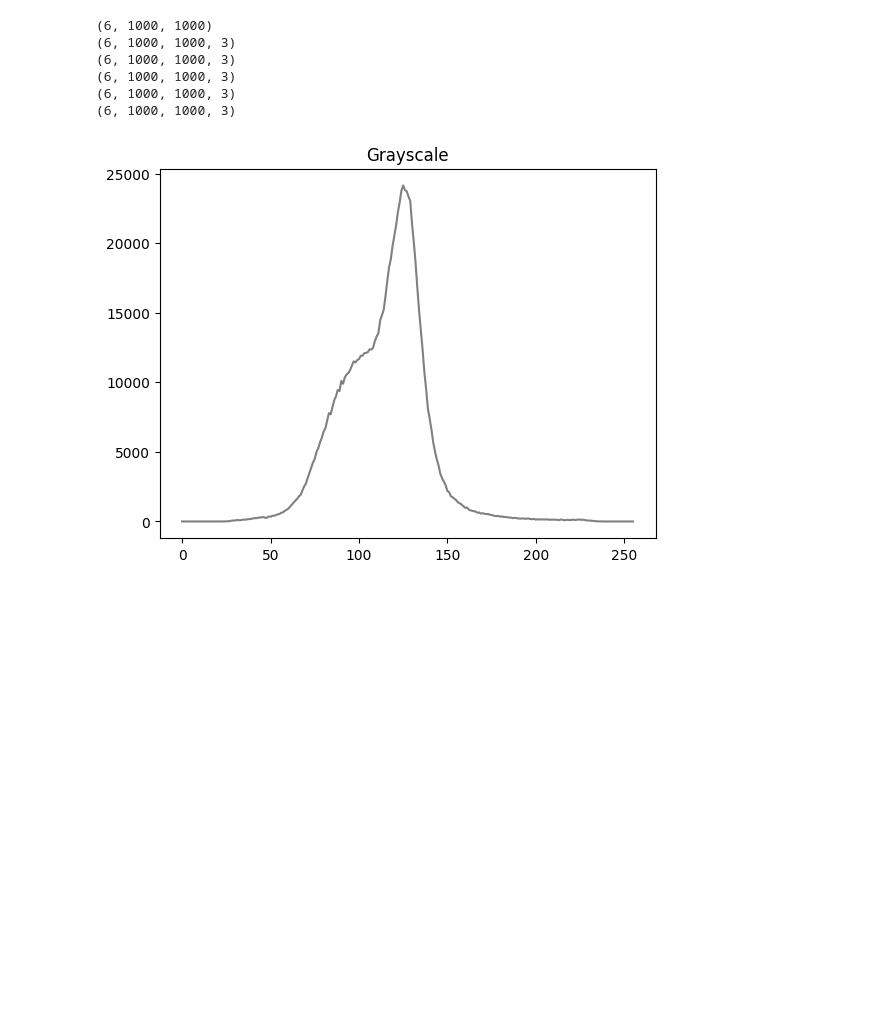
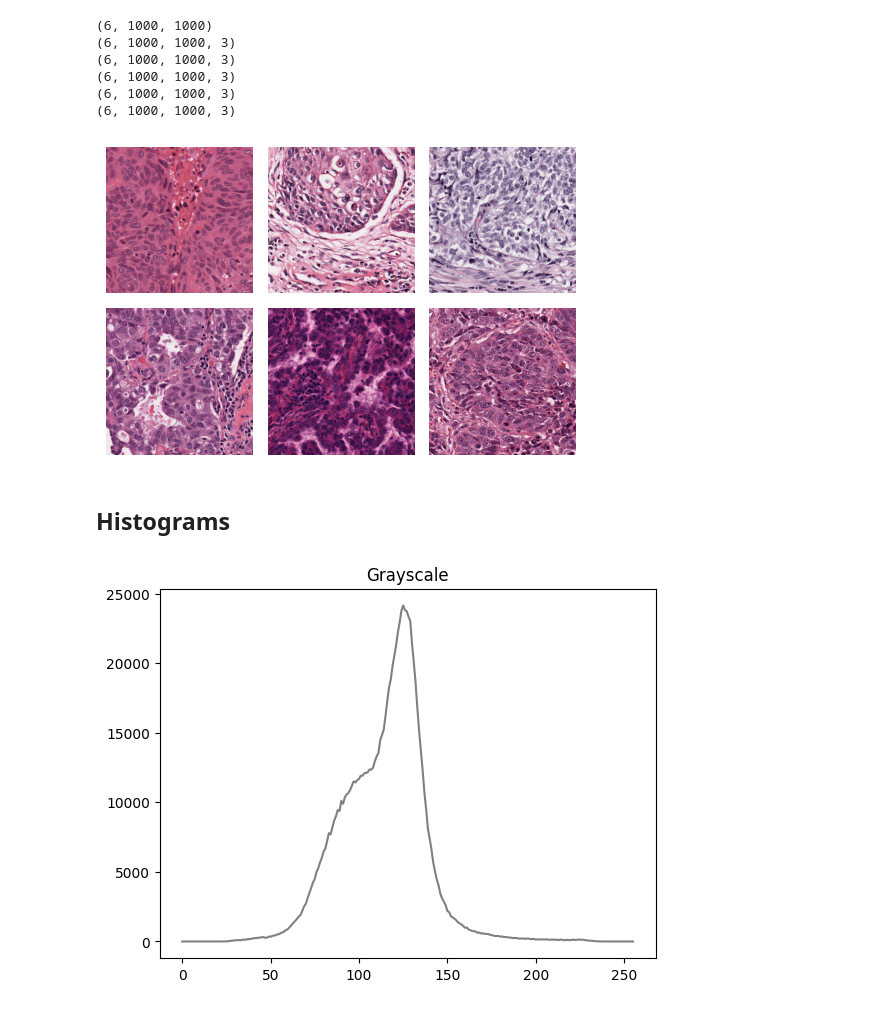
Before and after one commit to vktr274/computer-vision-image-correction-enhancement, a Jupyter notebook: notebook.ipynb, the cells around one changed output. Cells and saved outputs as stored; diff of their text form; code cells hidden in the pictures; blank space fills up the shorter version.

```diff
--- a/notebook.ipynb
+++ b/notebook.ipynb
@@ -38,6 +41,23 @@ for arr in [gray_images, rgb_images, ycrcb_images, hsv_images, xyz_images, lab_i
 (6, 1000, 1000, 3)
 (6, 1000, 1000, 3)
 (6, 1000, 1000, 3)
+# %%
+fig = plt.figure(figsize=(5,5))
+
+rows = 3
+columns = 3
+
+for i, img in enumerate(rgb_images):
+    fig.add_subplot(rows, columns, i+1)
+    plt.axis('off')
+    plt.imshow(img)
+
+plt.tight_layout()
+plt.show()
+# %% [output]
+[figure, added]
+# %% [markdown]
+## Histograms
 # %%
 gray_hist = cv2.calcHist([gray_images[0]], [0], None, [256], [0, 255])
 plt.plot(gray_hist, color="gray")
```
Also changed, not shown: parts of 4 cells of this notebook, 2 other files.
